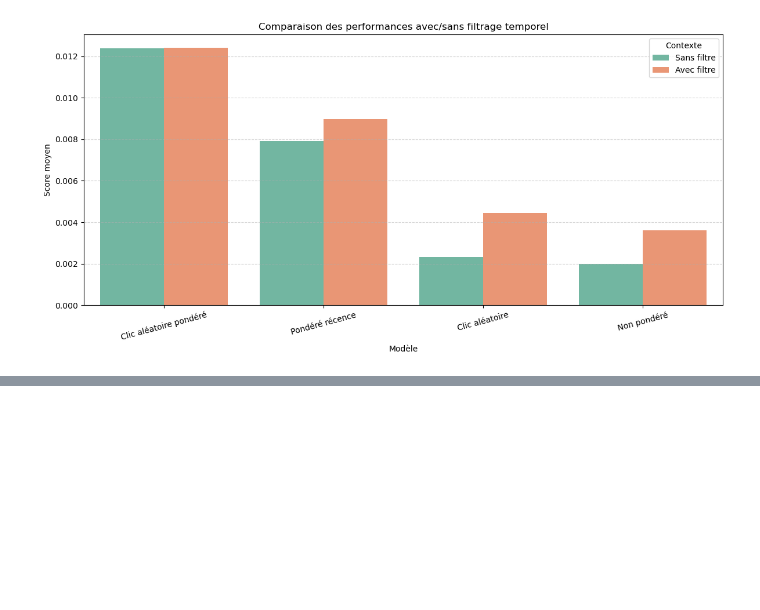
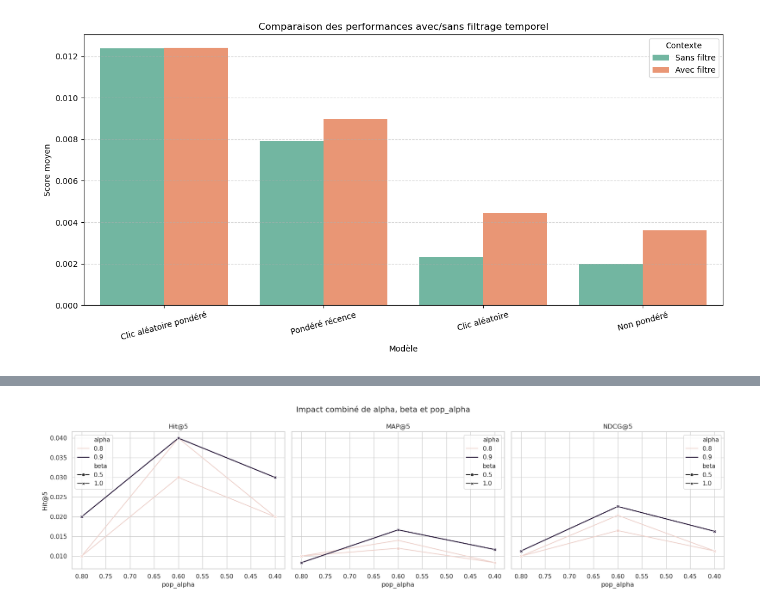
Before and after one commit to cecile-aie/oc_aie_p10, a Jupyter notebook: content_based_modelisation.ipynb, the cells around one changed output, grey strips where cells are left out. Saved outputs shown, nothing was run; the diff lists cells and outputs as text; code cells hidden in the pictures; blank space fills up the shorter version.

```diff
--- a/content_based_modelisation.ipynb
+++ b/content_based_modelisation.ipynb
@@ -1596,0 +1887,26 @@ plot_comparative_results(results_df, results_df_time_limited)
+# %%
+import seaborn as sns
+import matplotlib.pyplot as plt
+
+fig, axs = plt.subplots(1, 3, figsize=(18, 5), sharey=True)
+
+for i, metric in enumerate(["Hit@5", "MAP@5", "NDCG@5"]):
+    sns.lineplot(
+        data=grid_results_df,
+        x="pop_alpha",
+        y=metric,
+        hue="alpha",
+        style="beta",
+        markers=True,
+        dashes=False,
+        ax=axs[i]
+    )
+    axs[i].invert_xaxis()
+    axs[i].set_title(metric)
+    axs[i].grid(True)
+
+plt.suptitle("Impact combiné de alpha, beta et pop_alpha")
+plt.tight_layout()
+plt.show()
+# %% [output]
+[figure, added]
```
Also changed, not shown: parts of 33 cells of this notebook, 2 other files.
